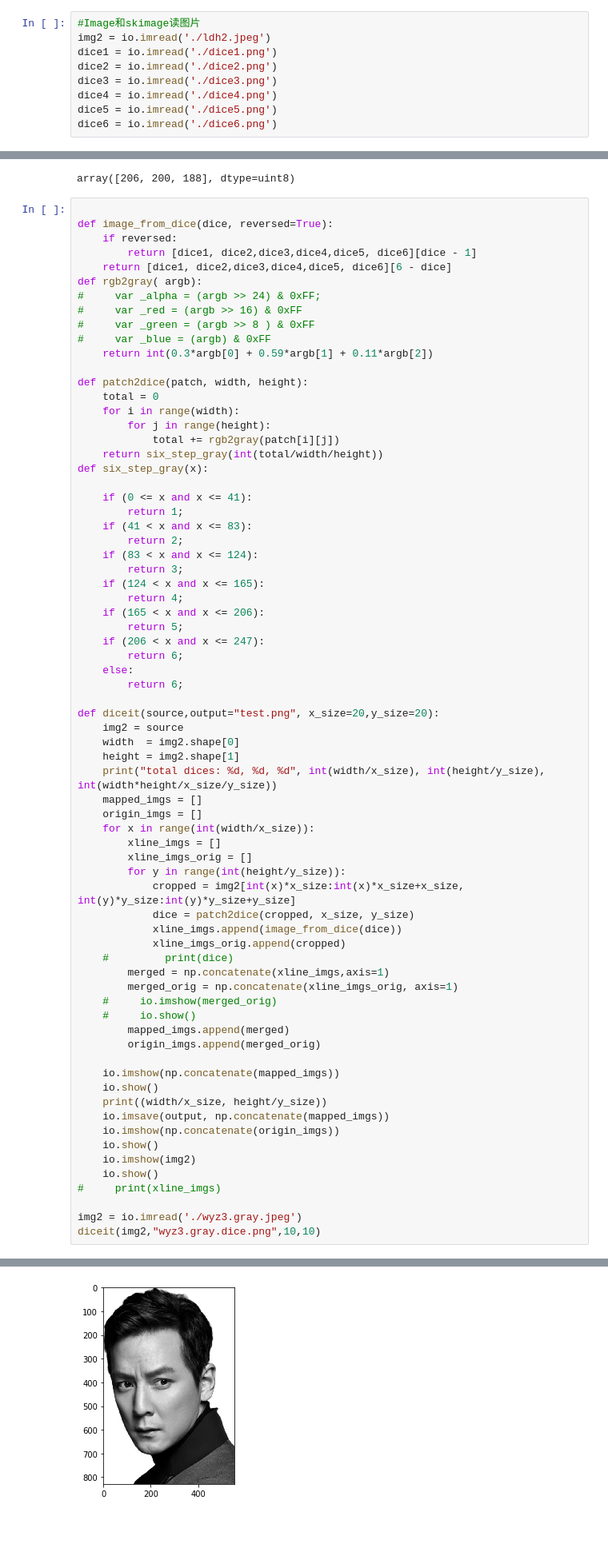
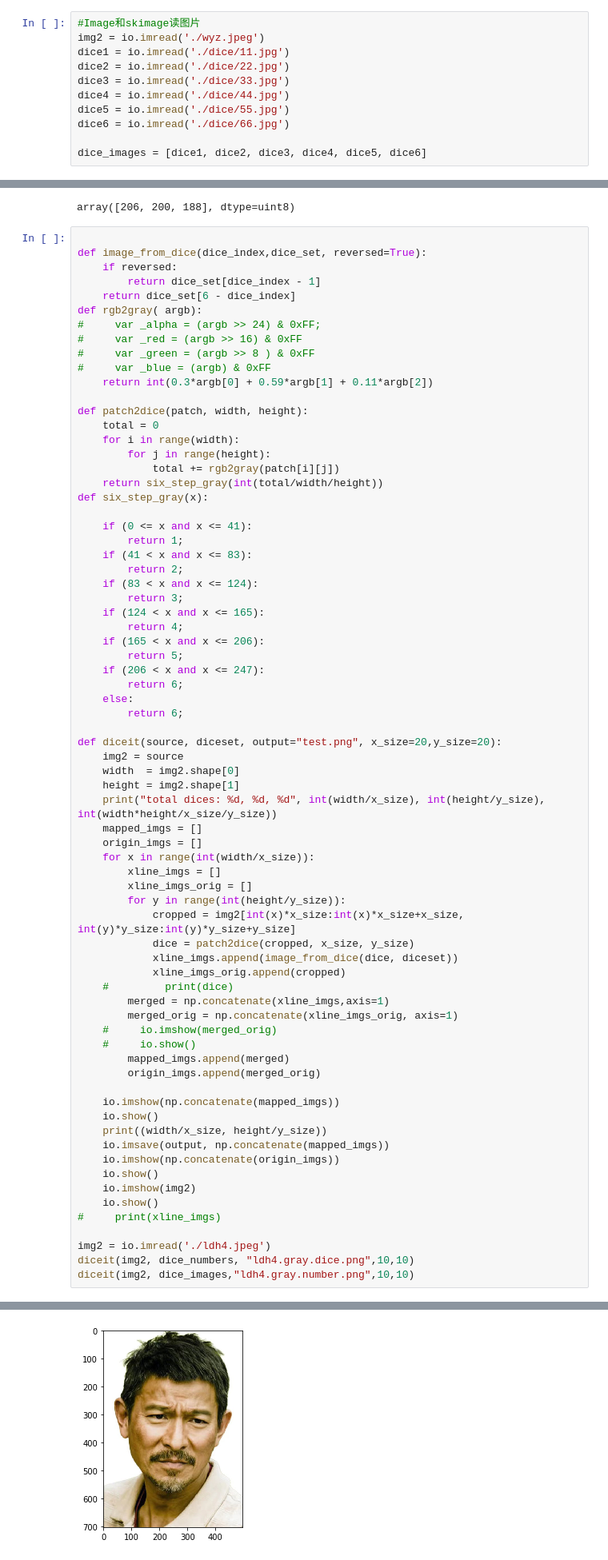
Before and after one commit to younthu/image2dice, a Jupyter notebook: saizi.ipynb, the cells around one changed output, grey strips where cells are left out. Shown at 80% size. Saved outputs shown, nothing was run; the diff lists cells and outputs as text; blank space fills up the shorter version.

```diff
--- a/saizi.ipynb
+++ b/saizi.ipynb
@@ -15,9 +16,11 @@ dice6 = io.imread('./dice6.1.png')
 # %%
 #Image和skimage读图片
-img2 = io.imread('./ldh2.jpeg')
-dice1 = io.imread('./dice1.png')
-dice2 = io.imread('./dice2.png')
-dice3 = io.imread('./dice3.png')
-dice4 = io.imread('./dice4.png')
-dice5 = io.imread('./dice5.png')
-dice6 = io.imread('./dice6.png')
+img2 = io.imread('./wyz.jpeg')
+dice1 = io.imread('./dice/11.jpg')
+dice2 = io.imread('./dice/22.jpg')
+dice3 = io.imread('./dice/33.jpg')
+dice4 = io.imread('./dice/44.jpg')
+dice5 = io.imread('./dice/55.jpg')
+dice6 = io.imread('./dice/66.jpg')
+
+dice_images = [dice1, dice2, dice3, dice4, dice5, dice6]
@@ -74,10 +59,10 @@ img2[0][0]
 array([206, 200, 188], dtype=uint8)
 # %%
 
-def image_from_dice(dice, reversed=True):
+def image_from_dice(dice_index,dice_set, reversed=True):
     if reversed:
-        return [dice1, dice2,dice3,dice4,dice5, dice6][dice - 1]
-    return [dice1, dice2,dice3,dice4,dice5, dice6][6 - dice]
+        return dice_set[dice_index - 1]
+    return dice_set[6 - dice_index]
 def rgb2gray( argb):
 #     var _alpha = (argb >> 24) & 0xFF;
 #     var _red = (argb >> 16) & 0xFF
@@ -108,7 +93,7 @@ def six_step_gray(x):
     else:
         return 6;
 
-def diceit(source,output="test.png", x_size=20,y_size=20):
+def diceit(source, diceset, output="test.png", x_size=20,y_size=20):
     img2 = source
     width  = img2.shape[0]
     height = img2.shape[1]
@@ -121,7 +106,7 @@ def diceit(source,output="test.png", x_size=20,y_size=20):
         for y in range(int(height/y_size)):
             cropped = img2[int(x)*x_size:int(x)*x_size+x_size, int(y)*y_size:int(y)*y_size+y_size]
             dice = patch2dice(cropped, x_size, y_size)
-            xline_imgs.append(image_from_dice(dice))
+            xline_imgs.append(image_from_dice(dice, diceset))
             xline_imgs_orig.append(cropped)
     #         print(dice)
         merged = np.concatenate(xline_imgs,axis=1)
@@ -141,6 +126,7 @@ def diceit(source,output="test.png", x_size=20,y_size=20):
     io.show()
 #     print(xline_imgs)
 
-img2 = io.imread('./wyz3.gray.jpeg')
-diceit(img2,"wyz3.gray.dice.png",10,10)
+img2 = io.imread('./ldh4.jpeg')
+diceit(img2, dice_numbers, "ldh4.gray.dice.png",10,10)
+diceit(img2, dice_images,"ldh4.gray.number.png",10,10)
 # %% [output]
@@ -151 +137 @@ total dices: %d, %d, %d 82 55 4584
-[figure, old version]
+[figure, new version]
```
Also changed, not shown: parts of 4 cells of this notebook, 4 other files.
